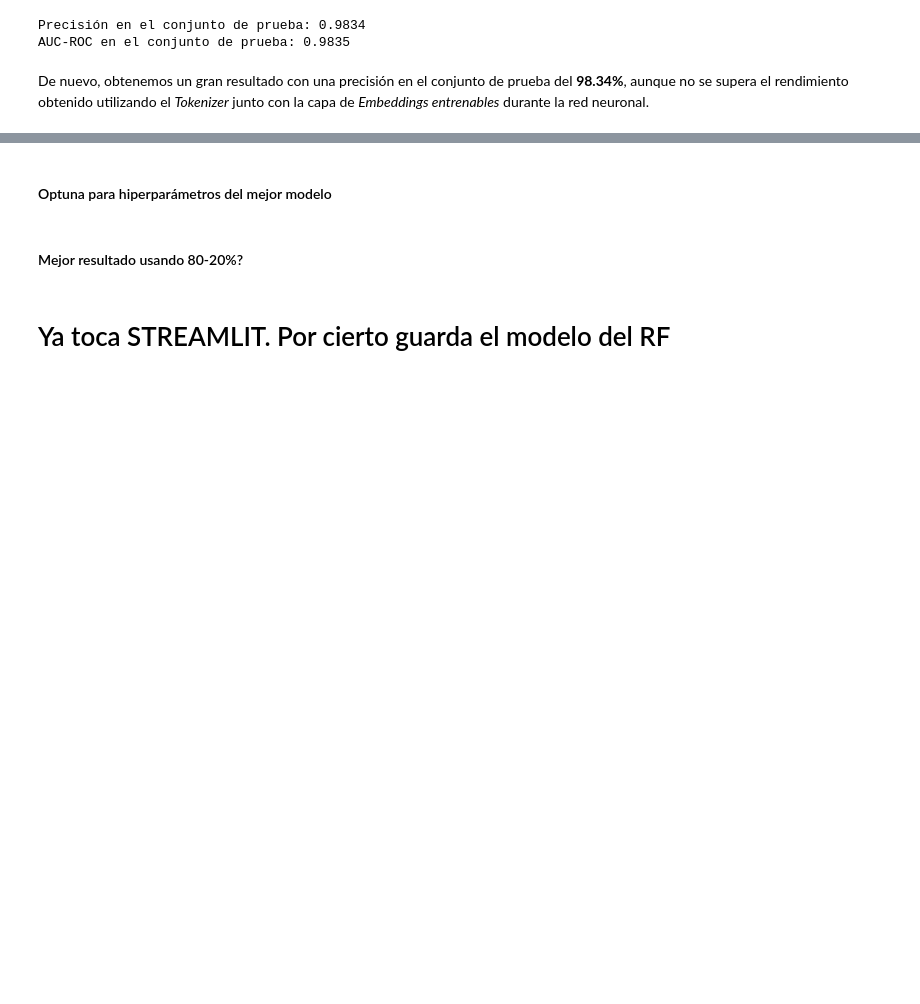
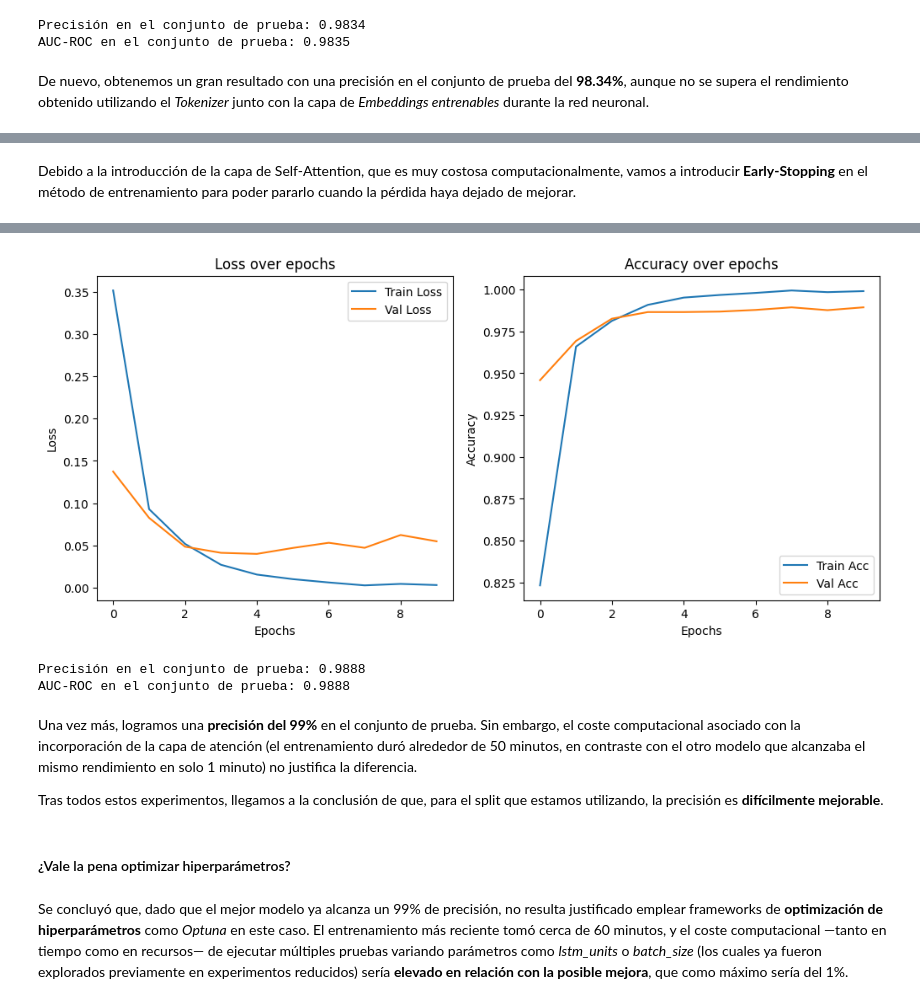
Before and after one commit to guillermo-grande/Fake-News-Detection, a Jupyter notebook: mlp_lstm.ipynb, the cells around one changed output, grey strips where cells are left out. Drawn from its saved outputs; the diff is of its cells as text; code cells hidden in the pictures; blank space fills up the shorter version.

Commit message:
BiLSTM with Self-Attention

```diff
--- a/mlp_lstm.ipynb
+++ b/mlp_lstm.ipynb
@@ -1186,0 +1322,2 @@ De nuevo, obtenemos un gran resultado con una precisión en el conjunto de prueb
+# %% [markdown]
+Debido a la introducción de la capa de Self-Attention, que es muy costosa computacionalmente, vamos a introducir **Early-Stopping** en el método de entrenamiento para poder pararlo cuando la pérdida haya dejado de mejorar.
@@ -1186,0 +1391,31 @@ De nuevo, obtenemos un gran resultado con una precisión en el conjunto de prueb
+# %%
+# Limpiar la caché de CUDA para liberar memoria
+torch.cuda.empty_cache()
+print("CUDA cache cleared.")
+
+# Instanciar modelo y moverlo a GPU si está disponible
+model = BiLSTMAttention().to(device)
+
+# Función de pérdida y optimizador
+criterion = nn.BCELoss()  # Pérdida para clasificación binaria
+optimizer = torch.optim.Adam(model.parameters(), lr=0.001)
+
+# Variables de entrenamiento
+num_epochs = 20
+train_losses, valid_losses = [], []
+train_accuracies, valid_accuracies = [], []
+
+# Ruta donde se guardará el mejor modelo
+best_model_path = "models/best_lstm_attention.pth"
+
+# Entrenar el modelo
+train_losses, valid_losses, train_accuracies, valid_accuracies = train_model_optimized(
+    model, train_loader, valid_loader, criterion, optimizer, num_epochs, device, best_model_path, patience=5
+)
+
+# Función para graficar la pérdida y precisión
+plot_loss_and_accuracy(train_losses, valid_losses, train_accuracies, valid_accuracies)
+
+# Evaluar el modelo en el conjunto de prueba
+evaluate_model(model, test_loader, device, best_model_path)
+# %% [output]
@@ -1187,6 +1439,11 @@ De nuevo, obtenemos un gran resultado con una precisión en el conjunto de prueb
+[figure, added]
+Precisión en el conjunto de prueba: 0.9888
+AUC-ROC en el conjunto de prueba: 0.9888
+# %% [markdown]
+Una vez más, logramos una **precisión del 99%** en el conjunto de prueba. Sin embargo, el coste computacional asociado con la incorporación de la capa de atención (el entrenamiento duró alrededor de 50 minutos, en contraste con el otro modelo que alcanzaba el mismo rendimiento en solo 1 minuto) no justifica la diferencia.
+
+Tras todos estos experimentos, llegamos a la conclusión de que, para el split que estamos utilizando, la precisión es **difícilmente mejorable**.
 # %% [markdown]
-#### Optuna para hiperparámetros del mejor modelo
+#### ¿Vale la pena optimizar hiperparámetros?
-# %% [markdown]
-#### Mejor resultado usando 80-20%?
-# %% [markdown]
-# Ya toca STREAMLIT. Por cierto guarda el modelo del RF
+# %% [markdown]
+Se concluyó que, dado que el mejor modelo ya alcanza un 99% de precisión, no resulta justificado emplear frameworks de **optimización de hiperparámetros** como *Optuna* en este caso. El entrenamiento más reciente tomó cerca de 60 minutos, y el coste computacional —tanto en tiempo como en recursos— de ejecutar múltiples pruebas variando parámetros como *lstm_units* o *batch_size* (los cuales ya fueron explorados previamente en experimentos reducidos) sería **elevado en relación con la posible mejora**, que como máximo sería del 1%.
```
Also changed, not shown: parts of 14 cells of this notebook, 3 other files.
